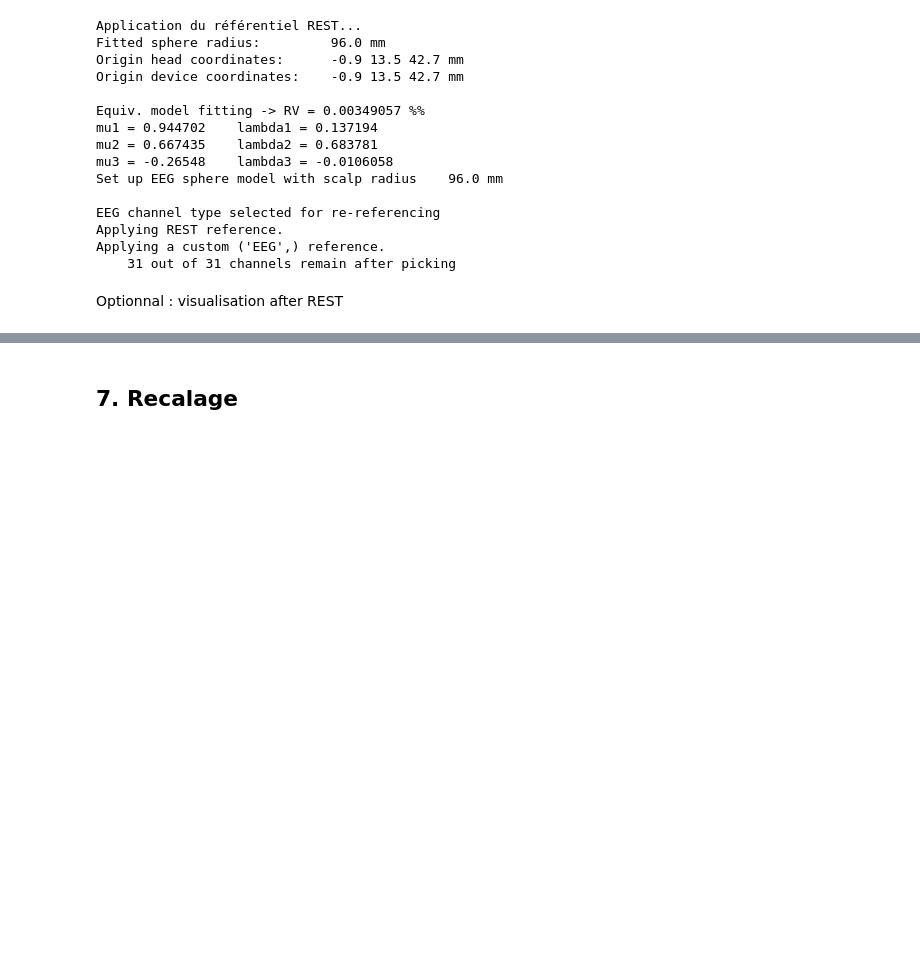
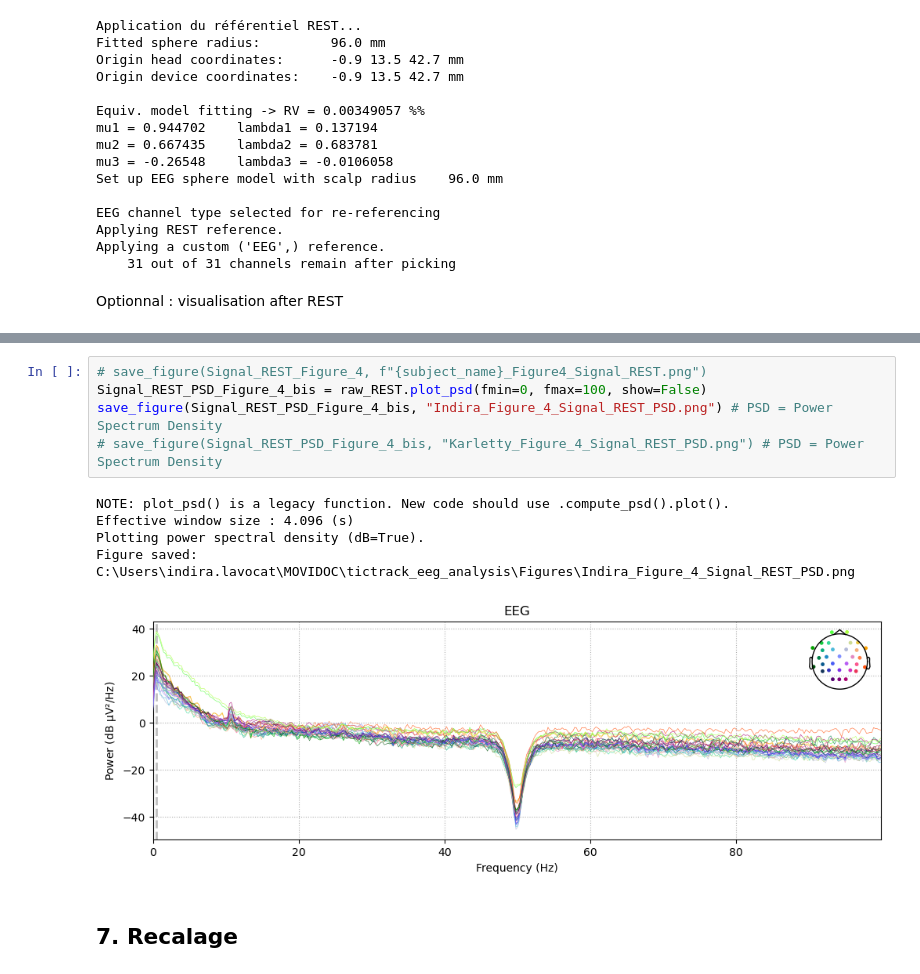
Before and after one commit to Movidoc/tictrack_eeg_analysis, a Jupyter notebook: 01_Movidoc_tictrack_prepro.ipynb, the cells around one changed output, grey strips where cells are left out. Saved outputs shown, nothing was run; the diff lists cells and outputs as text; blank space fills up the shorter version.

```diff
--- a/01_Movidoc_tictrack_prepro.ipynb
+++ b/01_Movidoc_tictrack_prepro.ipynb
@@ -288,3 +292,14 @@ none
+# %%
+# save_figure(Signal_REST_Figure_4, f"{subject_name}_Figure4_Signal_REST.png")
+Signal_REST_PSD_Figure_4_bis = raw_REST.plot_psd(fmin=0, fmax=100, show=False)
+save_figure(Signal_REST_PSD_Figure_4_bis, "Indira_Figure_4_Signal_REST_PSD.png") # PSD = Power Spectrum Density
+# save_figure(Signal_REST_PSD_Figure_4_bis, "Karletty_Figure_4_Signal_REST_PSD.png") # PSD = Power Spectrum Density
+# %% [output]
+NOTE: plot_psd() is a legacy function. New code should use .compute_psd().plot().
+Effective window size : 4.096 (s)
+Plotting power spectral density (dB=True).
+Figure saved: C:\Users\indira.lavocat\MOVIDOC\tictrack_eeg_analysis\Figures\Indira_Figure_4_Signal_REST_PSD.png
+[figure, added]
 # %% [markdown]
 ## 7. Recalage
 # %%
```
Also changed, not shown: parts of 21 cells of this notebook, 31 other files.
